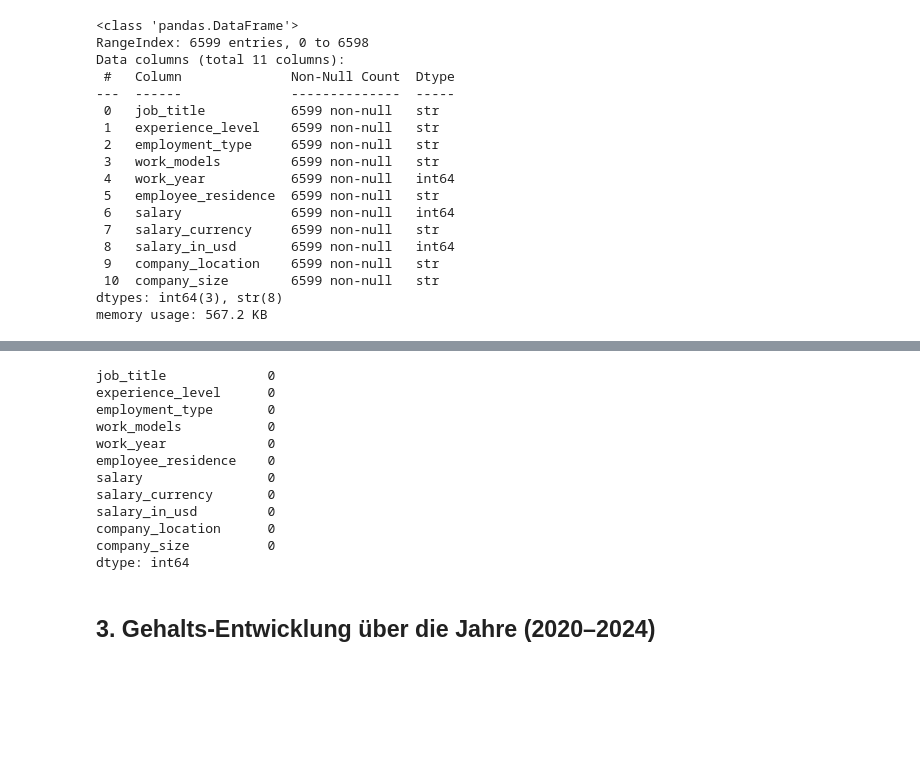
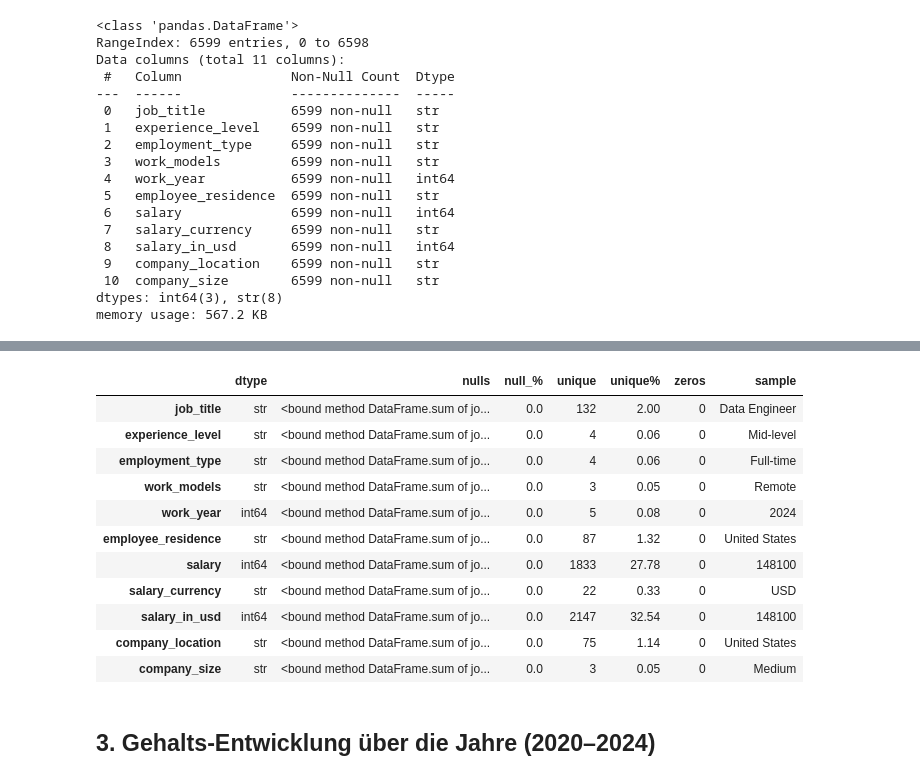
Before and after one commit to soribge/ds-salaries-eda, a Jupyter notebook: notebooks/analysis.ipynb, the cells around one changed output, grey strips where cells are left out. Cells and saved outputs as stored; diff of their text form; code cells hidden in the pictures; blank space fills up the shorter version.

```diff
--- a/notebooks/analysis.ipynb
+++ b/notebooks/analysis.ipynb
@@ -69,19 +87,29 @@ df.describe()
-# %%
-# Fehlende Werte
-df.isnull().sum()
-# %% [output]
-job_title             0
-experience_level      0
-employment_type       0
-work_models           0
-work_year             0
-employee_residence    0
-salary                0
-salary_currency       0
-salary_in_usd         0
-company_location      0
-company_size          0
-dtype: int64
+# %%
+def audit (df) :
+    return pd. DataFrame ({
+        'dtype'    : df.dtypes,
+        'nulls'    : df.isnull().sum,
+        'null_%'   : (df.isnull().mean() * 100).round(2),
+        'unique'   : df.nunique(),
+        'unique%'  : ((df.nunique()) / len(df) * 100).round(2),
+        'zeros'    : (df == 0).sum(),
+        'sample'   : df.iloc[0],
+        })
+
+audit(df)
+# %% [output]
+|  | dtype | nulls | null_% | unique | unique% | zeros | sample |
+| job_title | str | <bound method DataFrame.sum of jo... | 0.0 | 132 | 2.00 | 0 | Data Engineer |
+| experience_level | str | <bound method DataFrame.sum of jo... | 0.0 | 4 | 0.06 | 0 | Mid-level |
+| employment_type | str | <bound method DataFrame.sum of jo... | 0.0 | 4 | 0.06 | 0 | Full-time |
+| work_models | str | <bound method DataFrame.sum of jo... | 0.0 | 3 | 0.05 | 0 | Remote |
+| work_year | int64 | <bound method DataFrame.sum of jo... | 0.0 | 5 | 0.08 | 0 | 2024 |
+| employee_residence | str | <bound method DataFrame.sum of jo... | 0.0 | 87 | 1.32 | 0 | United States |
+| salary | int64 | <bound method DataFrame.sum of jo... | 0.0 | 1833 | 27.78 | 0 | 148100 |
+| salary_currency | str | <bound method DataFrame.sum of jo... | 0.0 | 22 | 0.33 | 0 | USD |
+| salary_in_usd | int64 | <bound method DataFrame.sum of jo... | 0.0 | 2147 | 32.54 | 0 | 148100 |
+| company_location | str | <bound method DataFrame.sum of jo... | 0.0 | 75 | 1.14 | 0 | United States |
+| company_size | str | <bound method DataFrame.sum of jo... | 0.0 | 3 | 0.05 | 0 | Medium |
 # %% [markdown]
 ## 3. Gehalts-Entwicklung über die Jahre (2020–2024)
 # %%
```
Also changed, not shown: parts of 3 cells of this notebook.
